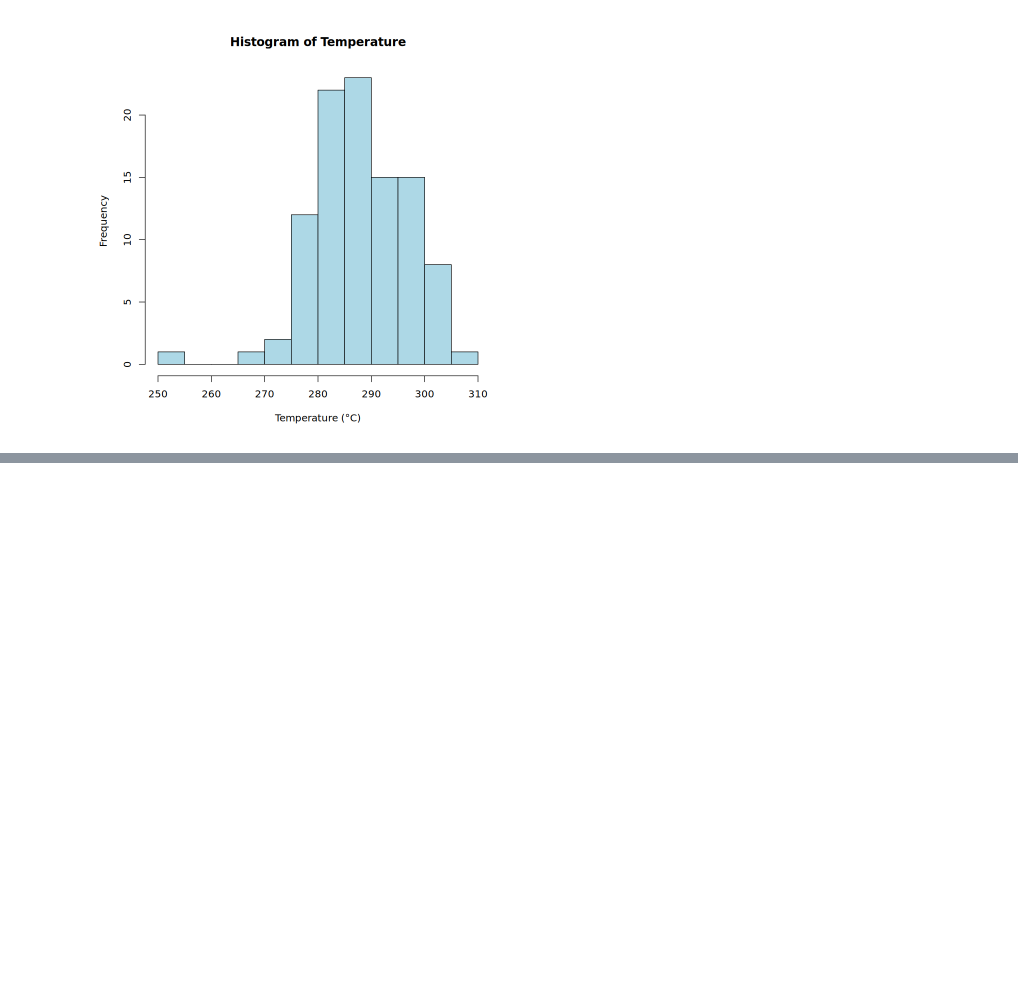
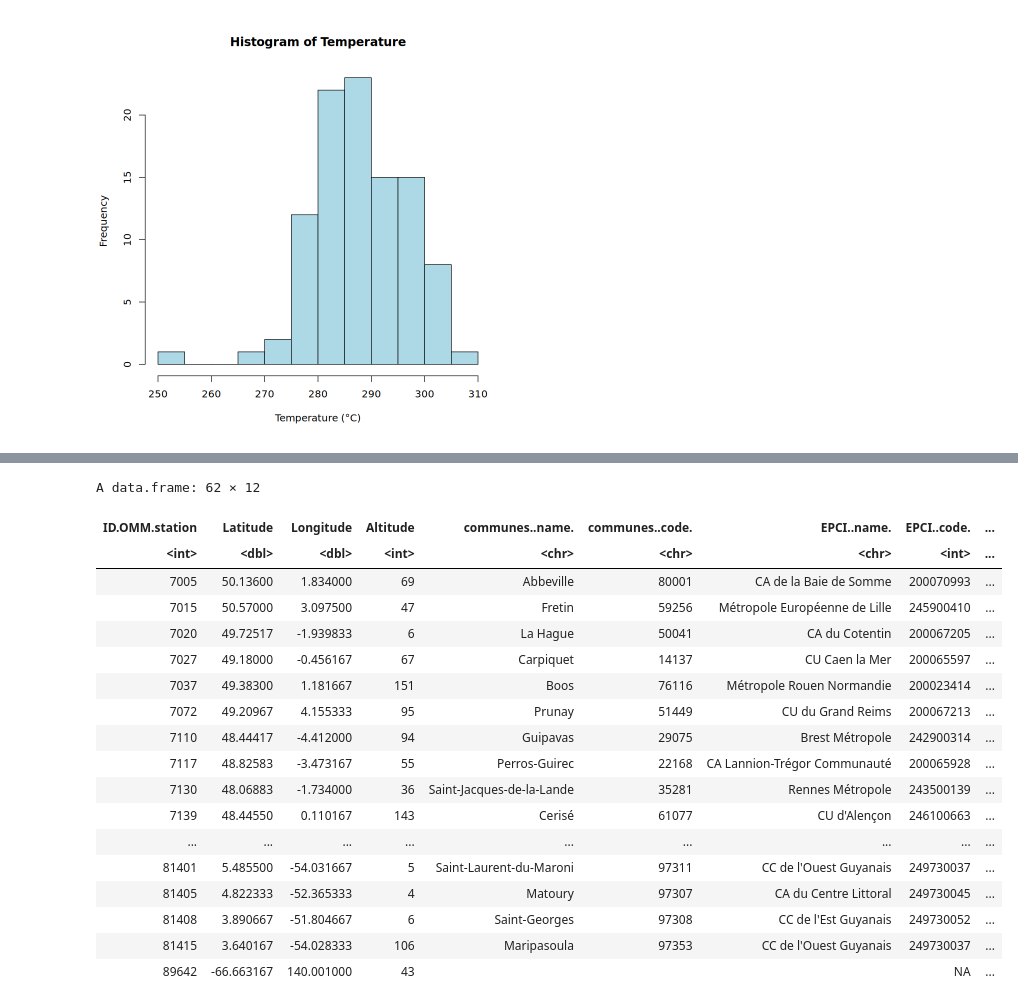
Before and after one commit to lauraachoquett/stats_BE_Bobbia, a Jupyter notebook: dummy/dummy_notebook.ipynb, the cells around one changed output, grey strips where cells are left out. Saved outputs shown, nothing was run; the diff lists cells and outputs as text; code cells hidden in the pictures; blank space fills up the shorter version.

```diff
--- a/dummy/dummy_notebook.ipynb
+++ b/dummy/dummy_notebook.ipynb
@@ -62,0 +55,23 @@ A data.frame: 100 × 82
+# %%
+stations = read.csv("../stations.csv")
+stations
+# %% [output]
+A data.frame: 62 × 12
+| ID.OMM.station | Latitude | Longitude | Altitude | communes..name. | communes..code. | EPCI..name. | EPCI..code. | ... |
+| <int> | <dbl> | <dbl> | <int> | <chr> | <chr> | <chr> | <int> | ... |
+| 7005 | 50.13600 | 1.834000 | 69 | Abbeville | 80001 | CA de la Baie de Somme | 200070993 | ... |
+| 7015 | 50.57000 | 3.097500 | 47 | Fretin | 59256 | Métropole Européenne de Lille | 245900410 | ... |
+| 7020 | 49.72517 | -1.939833 | 6 | La Hague | 50041 | CA du Cotentin | 200067205 | ... |
+| 7027 | 49.18000 | -0.456167 | 67 | Carpiquet | 14137 | CU Caen la Mer | 200065597 | ... |
+| 7037 | 49.38300 | 1.181667 | 151 | Boos | 76116 | Métropole Rouen Normandie | 200023414 | ... |
+| 7072 | 49.20967 | 4.155333 | 95 | Prunay | 51449 | CU du Grand Reims | 200067213 | ... |
+| 7110 | 48.44417 | -4.412000 | 94 | Guipavas | 29075 | Brest Métropole | 242900314 | ... |
+| 7117 | 48.82583 | -3.473167 | 55 | Perros-Guirec | 22168 | CA Lannion-Trégor Communauté | 200065928 | ... |
+| 7130 | 48.06883 | -1.734000 | 36 | Saint-Jacques-de-la-Lande | 35281 | Rennes Métropole | 243500139 | ... |
+| 7139 | 48.44550 | 0.110167 | 143 | Cerisé | 61077 | CU d'Alençon | 246100663 | ... |
+| ... | ... | ... | ... | ... | ... | ... | ... | ... |
+| 81401 | 5.485500 | -54.031667 | 5 | Saint-Laurent-du-Maroni | 97311 | CC de l'Ouest Guyanais | 249730037 | ... |
+| 81405 | 4.822333 | -52.365333 | 4 | Matoury | 97307 | CA du Centre Littoral | 249730045 | ... |
+| 81408 | 3.890667 | -51.804667 | 6 | Saint-Georges | 97308 | CC de l'Est Guyanais | 249730052 | ... |
+| 81415 | 3.640167 | -54.028333 | 106 | Maripasoula | 97353 | CC de l'Ouest Guyanais | 249730037 | ... |
+| 89642 | -66.663167 | 140.001000 | 43 |  |  |  | NA | ... |
```
Also changed, not shown: parts of 9 cells of this notebook, 2 other files.
